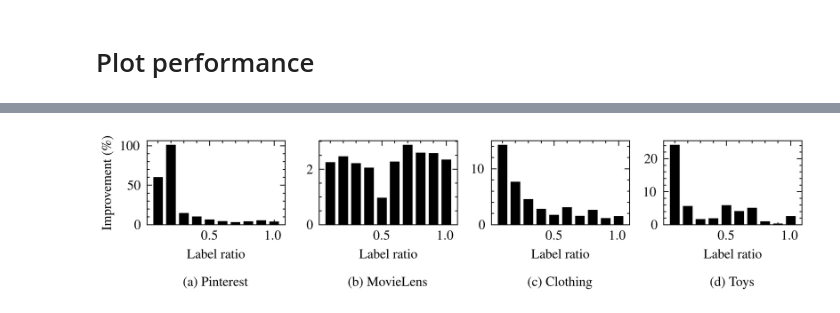
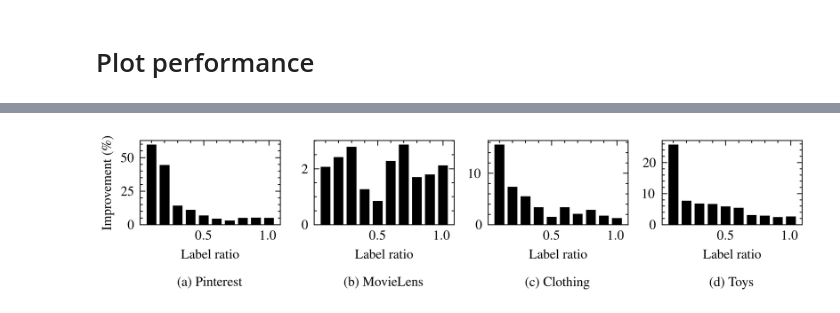
Before and after one commit to kobybibas/cactus, a Jupyter notebook: notebooks/evaluate_model.ipynb, the cells around one changed output, grey strips where cells are left out. Cells and saved outputs as stored; diff of their text form; code cells hidden in the pictures.

```diff
--- a/notebooks/evaluate_model.ipynb
+++ b/notebooks/evaluate_model.ipynb
@@ -17,0 +23,16 @@ datasets = ['Pinterest','MovieLens', 'Clothing', 'Toys']
+# %%
+# Load data
+dataset_mapping = {
+    "pinterest": "Pinterest",
+    "movielens": "MovieLens",
+    "Clothing_Shoes_and_Jewelry": "Clothing",
+    "Toys_and_Games": "Toys",
+}
+
+preds_dict = {}
+for dataset_name, print_name in dataset_mapping.items():
+    print(dataset_name)
+    preds_dict[print_name] = load_preds(
+        osp.join(f"../outputs/{dataset_name}/results.yaml")
+    )
+label_ratios = np.arange(0.1, 1.1, 0.1)
@@ -18,52 +57,42 @@ datasets = ['Pinterest','MovieLens', 'Clothing', 'Toys']
 # %% [markdown]
 # Plot performance
 # %%
-for k, (metric_name, single_metric_res_dict) in enumerate(metric_res_dicts.items()):
-    print(metric_name)
-    fig, axs = plt.subplots(1, 4, figsize=(6, 1.75))
+fig, axs = plt.subplots(1, 4, figsize=(6, 1.75))
+for k, (dataset_name, performance_dict) in enumerate(preds_dict.items()):
+    ax = axs[k]
+    ax.plot(label_ratios, performance_dict["no_cf_ap"], label="Image-only")
+    ax.plot(
+        label_ratios,
+        performance_dict["with_cf_ap"],
+        label=r"$\text{MTL-reconstruct}_\text{\ uniform}$",
+    )
+    ax.set_xlabel("Label ratio \n\n ({}) {}".format(chr(k + 97), dataset_name))
 
-    for row, dataset_name in enumerate(datasets):
-        df = single_metric_res_dict[dataset_name]
-        ax = axs[row]
+plt.tight_layout()
 
-        ax.plot(df['label_ratio'], df["no_cf"], label="Image-only")
-        ax.plot(df['label_ratio'], df["with_cf"], label=r"$\text{MTL-reconstruct}_\text{\ uniform}$")
+# legend
+fig.subplots_adjust(top=0.8)
+handles, labels = axs[0].get_legend_handles_labels()
+fig.legend(
+    handles, labels, loc="upper center", ncol=2, frameon=True, bbox_to_anchor=[0.5, 1.0]
+)
 
-        for i, key in enumerate(["no_cf", "with_cf"]):
-            ax.fill_between(
-                df['label_ratio'],
-                df[key] - df[key + "_ci"],
-                df[key] + df[key + "_ci"],
-                color=f"C{i}",
-                alpha=0.1,
-            )
+plt.savefig(osp.join(out_path, "ap.pdf"))
+plt.show()
 
-        ax.set_xlabel("Label ratio \n\n ({}) {}".format(chr(row + 97), dataset_name))
+fig, axs = plt.subplots(1, 4, figsize=(6, 1.5))
+for k, (dataset_name, performance_dict) in enumerate(preds_dict.items()):
 
-    axs[0].set_ylabel(metric_name.replace('_', ' '))
+    improvement = (
+        100 * performance_dict["with_cf_ap"] / performance_dict["no_cf_ap"] - 100
+    )
 
-    plt.tight_layout()
-
-    # legend
-    fig.subplots_adjust(top=0.8)
-    handles, labels = axs[0].get_legend_handles_labels()
-    fig.legend(handles, labels, loc='upper center', ncol=2, frameon=True,bbox_to_anchor=[0.5, 1.0])
-
-    plt.savefig(osp.join(out_path,metric_name + '.pdf'))
-    plt.show()
-
-    fig, axs = plt.subplots(1, 4, figsize=(6, 1.5))
-    for row, dataset_name in enumerate(datasets):
-        df = single_metric_res_dict[dataset_name]
-
-        ax = axs[row]
-        ax.bar(df['label_ratio'], df["improvement"]*100, width=0.075)
-        ax.set_xlabel("Label ratio \n\n ({}) {}".format(chr(row + 97), dataset_name))
-        ax.set_ylim(bottom=0.0)
-    axs[0].set_ylabel("Improvement (\%)")
-    plt.tight_layout()
-    plt.savefig(osp.join(out_path,metric_name + 'improvment.pdf'))
-    plt.show()
-
-    break
+    ax = axs[k]
+    ax.bar(label_ratios, improvement, width=0.075)
+    ax.set_xlabel("Label ratio \n\n ({}) {}".format(chr(k + 97), dataset_name))
+    ax.set_ylim(bottom=0.0)
+axs[0].set_ylabel("Improvement (\%)")
+plt.tight_layout()
+plt.savefig(osp.join(out_path, "ap_improvement.pdf"))
+plt.show()
 # %% [output]
@@ -72 +100 @@ mAP
-[figure, old version]
+[figure, new version]
```
Also changed, not shown: parts of 12 cells of this notebook, 7 other files.
